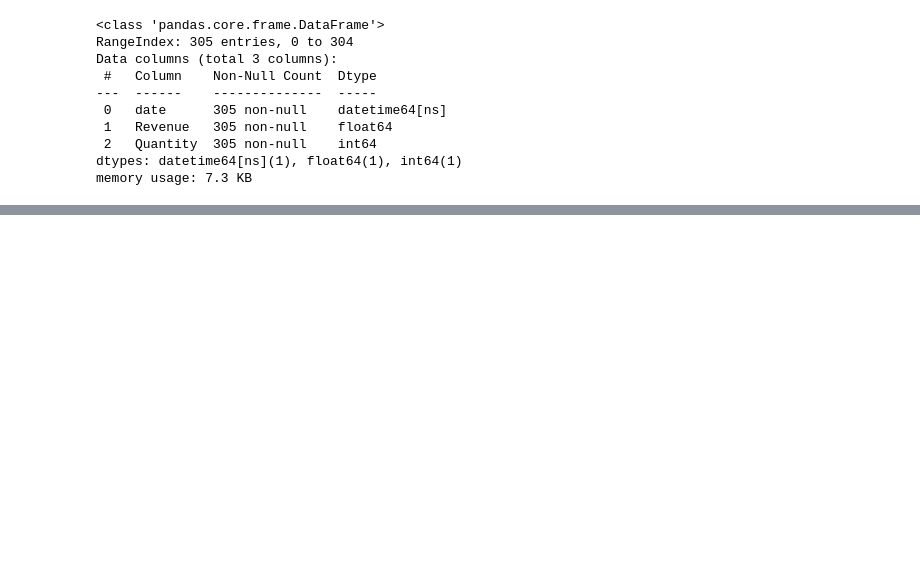
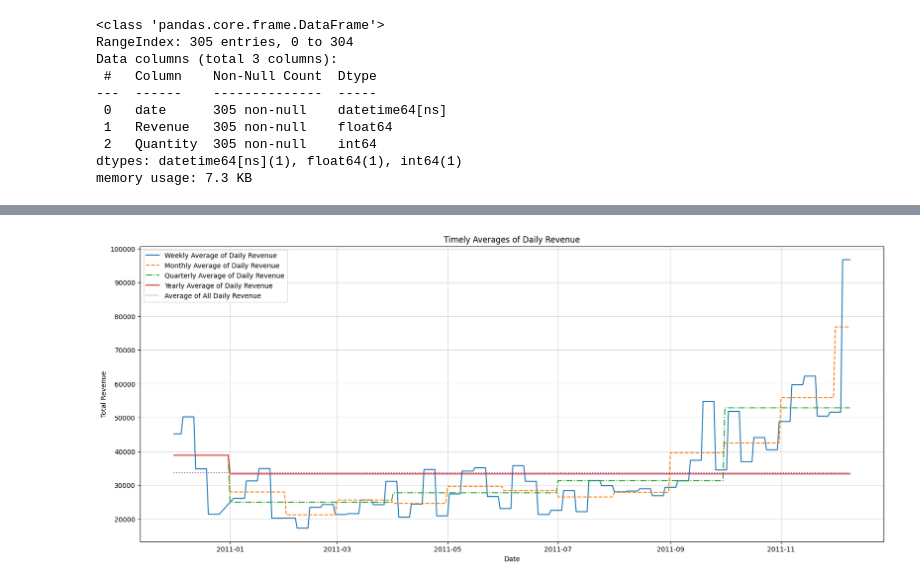
Before and after one commit to mishrasumitranjan/UCI-Online-Retail, a Jupyter notebook: main.ipynb, the cells around one changed output, grey strips where cells are left out. Cells and saved outputs as stored; diff of their text form; code cells hidden in the pictures; blank space fills up the shorter version.

```diff
--- a/main.ipynb
+++ b/main.ipynb
@@ -1076,0 +1227,16 @@ memory usage: 7.3 KB
+# %%
+fig, ax = plt.subplots(figsize=(20, 8))
+plt.title("Timely Averages of Daily Revenue")
+
+ax1 = plt.subplot(1, 1, 1)
+sns.lineplot(data=daywise_revenue_full, x="date", y="weekly_avg_revenue", label="Weekly Average of Daily Revenue", linestyle="solid")
+sns.lineplot(data=daywise_revenue_full, x="date", y="monthly_avg_revenue", label="Monthly Average of Daily Revenue", linestyle="dashed")
+sns.lineplot(data=daywise_revenue_full, x="date", y="qrtrly_avg_revenue", label="Quarterly Average of Daily Revenue", linestyle="dashdot")
+sns.lineplot(data=daywise_revenue_full, x="date", y="yearly_avg_revenue", label="Yearly Average of Daily Revenue", linestyle="solid")
+sns.lineplot(data=daywise_revenue_full, x="date", y=daywise_revenue_full["Revenue"].mean(), label="Average of All Daily Revenue", linestyle="dotted")
+ax1.set(xlabel="Date", ylabel="Total Revenue")
+plt.grid(alpha=0.5)
+
+plt.show()
+# %% [output]
+[figure, added]
```
Also changed, not shown: parts of 43 cells of this notebook.
